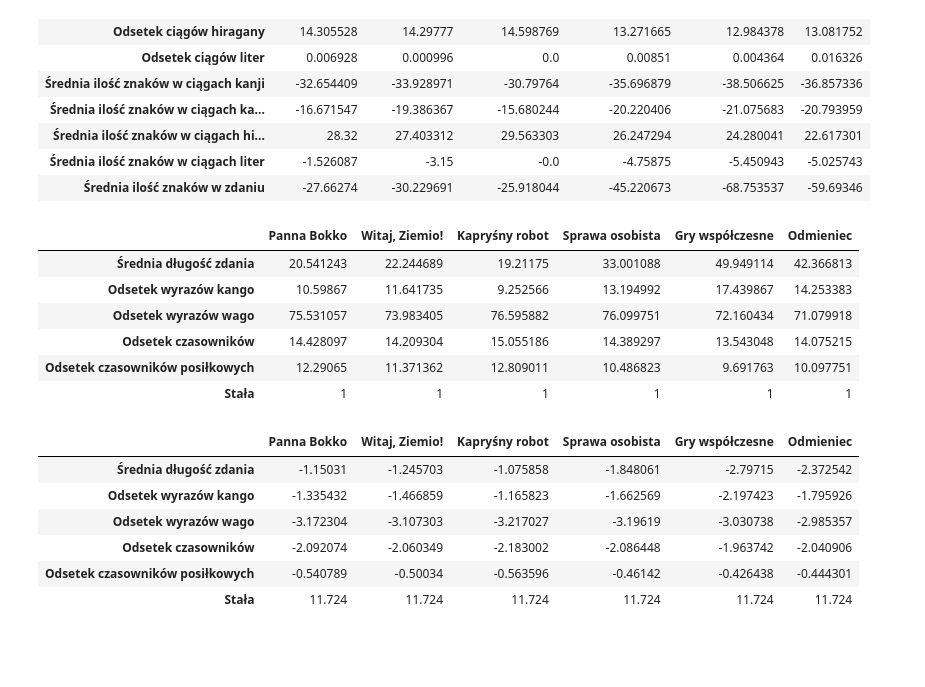
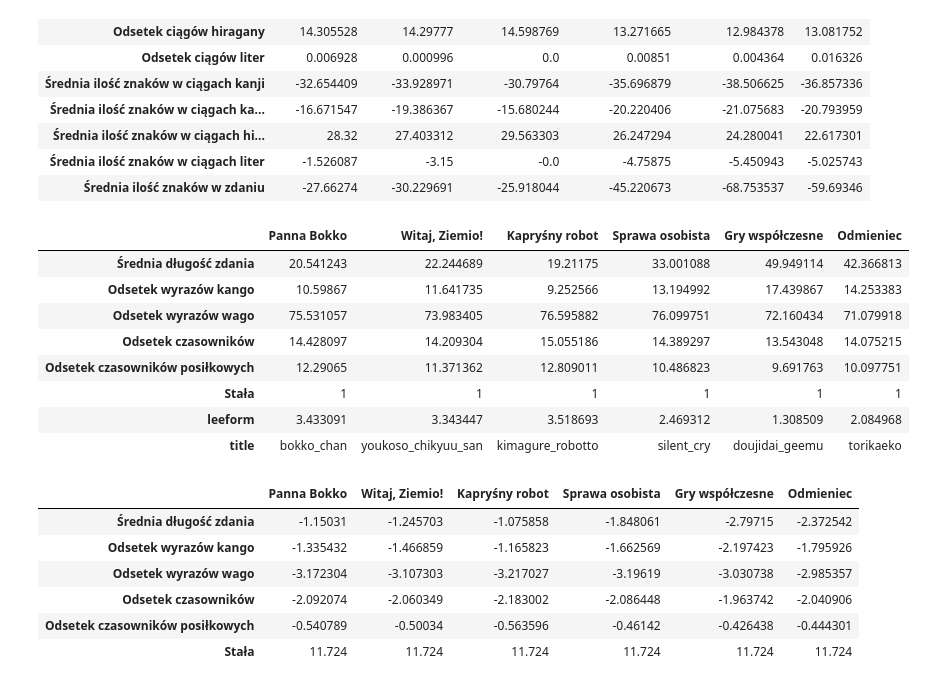
Before and after one commit to Sig00rd/thesis-research, a Jupyter notebook: data & results analysis & presentation.ipynb, the cells around one changed output. Drawn from its saved outputs; the diff is of its cells as text; code cells hidden in the pictures; blank space fills up the shorter version.

```diff
--- a/data & results analysis & presentation.ipynb
+++ b/data & results analysis & presentation.ipynb
@@ -276,15 +276,17 @@ dfs['tatform factors']['weighted']['Polish'][:-3]
 | Średnia ilość znaków w ciągach liter | -1.526087 | -3.15 | -0.0 | -4.75875 | -5.450943 | -5.025743 |
 | Średnia ilość znaków w zdaniu | -27.66274 | -30.229691 | -25.918044 | -45.220673 | -68.753537 | -59.69346 |
 # %%
-dfs['leeform factors']['non-weighted']['Polish'][:-2]
+dfs['leeform factors']['non-weighted']['Polish']
 # %% [output]
 |  | Panna Bokko | Witaj, Ziemio! | Kapryśny robot | Sprawa osobista | Gry współczesne | Odmieniec |
 | Średnia długość zdania | 20.541243 | 22.244689 | 19.21175 | 33.001088 | 49.949114 | 42.366813 |
 | Odsetek wyrazów kango | 10.59867 | 11.641735 | 9.252566 | 13.194992 | 17.439867 | 14.253383 |
 | Odsetek wyrazów wago | 75.531057 | 73.983405 | 76.595882 | 76.099751 | 72.160434 | 71.079918 |
 | Odsetek czasowników | 14.428097 | 14.209304 | 15.055186 | 14.389297 | 13.543048 | 14.075215 |
 | Odsetek czasowników posiłkowych | 12.29065 | 11.371362 | 12.809011 | 10.486823 | 9.691763 | 10.097751 |
 | Stała | 1 | 1 | 1 | 1 | 1 | 1 |
+| leeform | 3.433091 | 3.343447 | 3.518693 | 2.469312 | 1.308509 | 2.084968 |
+| title | bokko_chan | youkoso_chikyuu_san | kimagure_robotto | silent_cry | doujidai_geemu | torikaeko |
 # %%
 dfs['leeform factors']['weighted']['Polish'][:-2]
 # %% [output]
```
Also changed, not shown: parts of 5 cells of this notebook, 8 other files.
